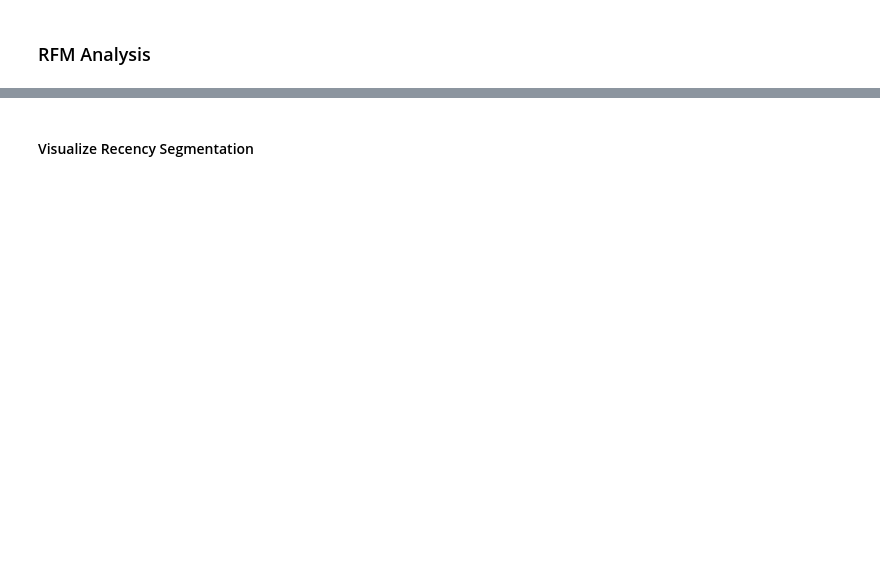
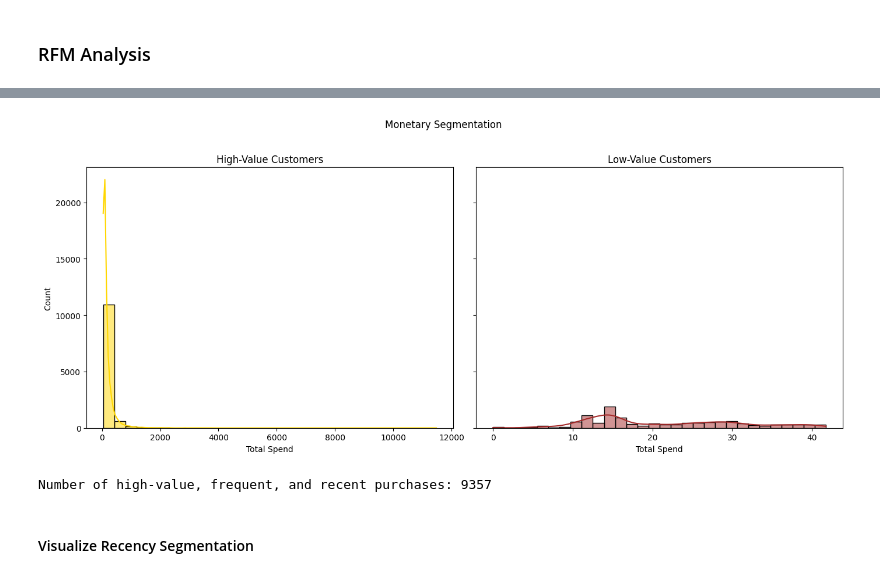
Before and after one commit to gregorywmorris/cdnow-customer-value, a Jupyter notebook: src/notebooks/customer_ltv.ipynb, the cells around one changed output, grey strips where cells are left out. Saved outputs shown, nothing was run; the diff lists cells and outputs as text; code cells hidden in the pictures; blank space fills up the shorter version.

```diff
--- a/src/notebooks/customer_ltv.ipynb
+++ b/src/notebooks/customer_ltv.ipynb
@@ -1361,3 +1734,31 @@ low_value_customers = predictions_df[predictions_df['price_sum'] <= predictions_
+# %%
+# Monetary Segmentation
+fig, ax = plt.subplots(1, 2, figsize=(14, 6), sharey=True)
+fig.suptitle('Monetary Segmentation')
+
+sns.histplot(high_value_customers['price_sum'], bins=30, kde=True, color='gold', ax=ax[0])
+ax[0].set_title('High-Value Customers')
+ax[0].set_xlabel('Total Spend')
+
+sns.histplot(low_value_customers['price_sum'], bins=30, kde=True, color='brown', ax=ax[1])
+ax[1].set_title('Low-Value Customers')
+ax[1].set_xlabel('Total Spend')
+
+plt.tight_layout(rect=[0, 0, 1, 0.96])
+plt.show()
+# %% [output]
+[figure, added]
+# %%
+# Combined Segmentation
+high_value_frequent_recent_customers = predictions_df[
+    (predictions_df['price_sum'] > predictions_df['price_sum'].median()) &
+    (predictions_df['frequency'] > predictions_df['frequency'].median()) &
+    (predictions_df['recency'] < 30)
+]
+
+print(f"Number of high-value, frequent, and recent purchases: {high_value_frequent_recent_customers.shape[0]}")
+# %% [output]
+Number of high-value, frequent, and recent purchases: 9357
 # %% [markdown]
 #### Visualize Recency Segmentation
 # %%
```
Also changed, not shown: parts of 124 cells of this notebook, 21 other files.
